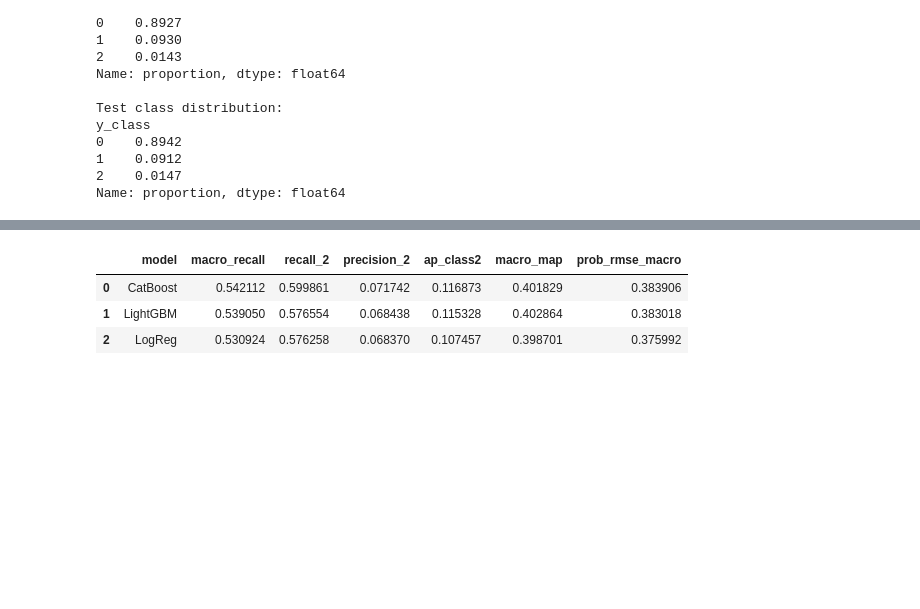
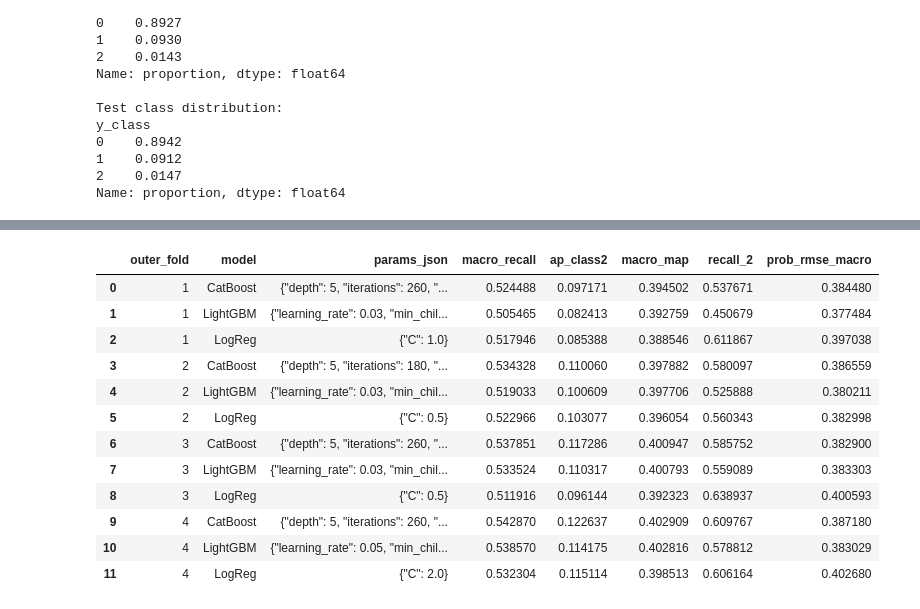
Before and after one commit to ope2001/toronto-prediction-collision, a Jupyter notebook: final_notebooks/13_stacking_3model_meta_comp.ipynb, the cells around one changed output, grey strips where cells are left out. Drawn from its saved outputs; the diff is of its cells as text; code cells hidden in the pictures; blank space fills up the shorter version.

```diff
--- a/final_notebooks/13_stacking_3model_meta_comp.ipynb
+++ b/final_notebooks/13_stacking_3model_meta_comp.ipynb
@@ -35,6 +39,9 @@ import numpy as np
 import pandas as pd
 import matplotlib.pyplot as plt
 import joblib
+
+from sklearn.base import clone
+from sklearn.model_selection import ParameterGrid
 
 from sklearn.metrics import (
     confusion_matrix,
@@ -81,6 +88,7 @@ OUT_META_COMPARE = MODEL_DIR / "stacking_3model_meta_compare.csv"
 OUT_DASHBOARD_FEATURES = MODEL_DIR / "stacking_3model_dashboard_features.csv"
 OUT_DASHBOARD_BUNDLE = MODEL_DIR / "stacking_3model_dashboard_bundle.pkl"
 OUT_MANIFEST = MODEL_DIR / "stacking_3model_manifest.json"
+OUT_BASE_TUNING = MODEL_DIR / "stacking_3model_base_tuning.csv"
 
 RANDOM_SEED = 42
 np.random.seed(RANDOM_SEED)
@@ -89,9 +97,10 @@ np.random.seed(RANDOM_SEED)
 TEST_START = pd.Timestamp("2025-07-01 00:00:00")
 
 # Time-series CV setup:
-# N_TIME_CHUNKS=4 -> 3 rolling validation folds on the development data.
-N_TIME_CHUNKS = 4
-MIN_TRAIN_CHUNKS = 1
+# We now use exact 4-fold rolling CV on development data, plus 4-fold
+# inner time-series grid search for each base learner within each outer fold.
+OUTER_N_SPLITS = 4
+INNER_N_SPLITS = 4
 
 # Lightweight model settings chosen to run on a MacBook Air more easily.
 THREADS = min(6, os.cpu_count() or 4)
@@ -460,13 +580,9 @@ Fold 3 -> train rows: 863628, val rows: 287876
 # %%
 
 # ------------------------------------------------------------
-# Base learner OOF training
+# Base learner OOF training with leakage-safe inner grid search
 # ------------------------------------------------------------
-base_model_builders = {
-    "CatBoost": build_cb_model,
-    "LightGBM": build_lgbm_pipe,
-    "LogReg": build_logreg_pipe,
-}
+base_model_names = ["CatBoost", "LightGBM", "LogReg"]
 
 n_dev = len(X_dev)
 n_classes = 3
@@ -474,7 +590,7 @@ n_classes = 3
 # OOF probability matrices: one per base learner.
 oof_proba = {
     name: np.full((n_dev, n_classes), np.nan, dtype=float)
-    for name in base_model_builders
+    for name in base_model_names
 }
 
 # Track which rows are covered by validation folds and which fold each row belongs to.
@@ -482,41 +598,70 @@ coverage = np.zeros(n_dev, dtype=bool)
 oof_fold_id = np.full(n_dev, -1, dtype=int)
 
 fold_rows = []
+tuning_rows = []
+outer_best_params = {}
 
 for fold_num, (tr_idx, va_idx) in enumerate(folds, start=1):
     X_tr = X_dev.iloc[tr_idx].copy()
     y_tr = y_dev.iloc[tr_idx].copy()
+    time_tr = time_dev.iloc[tr_idx].copy()
+
     X_va = X_dev.iloc[va_idx].copy()
     y_va = y_dev.iloc[va_idx].copy()
 
     coverage[va_idx] = True
     oof_fold_id[va_idx] = fold_num
 
-    print(f"\n===== Fold {fold_num} / {len(folds)} =====")
+    print(f"\n===== Outer fold {fold_num} / {len(folds)} =====")
     print("Train shape:", X_tr.shape, "| Val shape:", X_va.shape)
 
-    for model_name, builder in base_model_builders.items():
-        print(f"Training {model_name} on fold {fold_num}...")
+    outer_best_params[fold_num] = {}
 
-        if model_name == "CatBoost":
-            model = builder(y_tr)
-            # CatBoost accepts raw DataFrame columns and categorical column names.
-            model.fit(X_tr, y_tr, cat_features=cat_cols)
-            proba_va = model.predict_proba(X_va)
-        else:
-            model = builder()
-            model.fit(X_tr, y_tr)
-            proba_va = model.predict_proba(X_va)
+    for model_name in base_model_names:
+        print(f"Tuning {model_name} on outer fold {fold_num}...")
+        best_params, tuning_df = tune_base_model(
+            model_name=model_name,
+            X_train=X_tr,
+            y_train=y_tr,
+            time_train=time_tr,
+            n_splits=INNER_N_SPLITS,
+        )
+        outer_best_params[fold_num][model_name] = best_params
 
-        pred_va = np.asarray(proba_va).argmax(axis=1)
+        best_row = tuning_df.iloc[0].to_dict()
+        best_row["outer_fold"] = fold_num
+        best_row["selected_for_outer_fold"] = True
+        tuning_rows.append(best_row)
+
+        extra_rows = tuning_df.iloc[1:].copy()
+        if len(extra_rows):
+            extra_rows["outer_fold"] = fold_num
+            extra_rows["selected_for_outer_fold"] = False
+            tuning_rows.extend(extra_rows.to_dict("records"))
+
+        print(f"Best params for {model_name}, fold {fold_num}: {best_params}")
+        model, proba_va = fit_predict_base_model(model_name, best_params, X_tr, y_tr, X_va)
+
+        pred_va = proba_va.argmax(axis=1)
         oof_proba[model_name][va_idx] = proba_va
 
         row = eval_multiclass(y_va, pred_va, proba_va, name=model_name, split=f"fold_{fold_num}")
         row["fold"] = fold_num
+        row["best_params_json"] = json.dumps(best_params, sort_keys=True)
         fold_rows.append(row)
 
 fold_df = pd.DataFrame(fold_rows)
 display(fold_df)
+
+base_tuning_df = pd.DataFrame(tuning_rows)
+base_tuning_selected = (
+    base_tuning_df.loc[base_tuning_df["selected_for_outer_fold"]]
+    .reset_index(drop=True)
+)
+print("\nSelected tuning rows used in outer folds:")
+display(base_tuning_selected[[
+    "outer_fold", "model", "params_json", "macro_recall", "ap_class2", "macro_map", "recall_2", "prob_rmse_macro"
+]])
 
 # Compact CV summary for base learners.
 cv_summary = (
@@ -531,7 +676,7 @@ cv_summary = (
         ]
     ]
     .mean()
-    .sort_values(["macro_recall", "ap_class2", "prob_rmse_macro"], ascending=[False, False, True])
+    .sort_values(TUNING_SORT_COLUMNS, ascending=TUNING_SORT_ASC)
     .reset_index(drop=True)
 )
 display(cv_summary)
@@ -543,7 +688,7 @@ if len(covered_idx) == 0:
 # Build the meta-feature matrix: [model1_p0, model1_p1, model1_p2, model2_p0, ...]
 meta_parts = []
 meta_feature_names = []
-for model_name in base_model_builders:
+for model_name in base_model_names:
     meta_parts.append(oof_proba[model_name][covered_idx])
     meta_feature_names.extend([f"{model_name}_p0", f"{model_name}_p1", f"{model_name}_p2"])
 
@@ -584,4 +733,13 @@ Training LogReg on fold 3...
-|  | model | macro_recall | recall_2 | precision_2 | ap_class2 | macro_map | prob_rmse_macro |
-| 0 | CatBoost | 0.542112 | 0.599861 | 0.071742 | 0.116873 | 0.401829 | 0.383906 |
-| 1 | LightGBM | 0.539050 | 0.576554 | 0.068438 | 0.115328 | 0.402864 | 0.383018 |
-| 2 | LogReg | 0.530924 | 0.576258 | 0.068370 | 0.107457 | 0.398701 | 0.375992 |
+|  | outer_fold | model | params_json | macro_recall | ap_class2 | macro_map | recall_2 | prob_rmse_macro |
+| 0 | 1 | CatBoost | {"depth": 5, "iterations": 260, "... | 0.524488 | 0.097171 | 0.394502 | 0.537671 | 0.384480 |
+| 1 | 1 | LightGBM | {"learning_rate": 0.03, "min_chil... | 0.505465 | 0.082413 | 0.392759 | 0.450679 | 0.377484 |
+| 2 | 1 | LogReg | {"C": 1.0} | 0.517946 | 0.085388 | 0.388546 | 0.611867 | 0.397038 |
+| 3 | 2 | CatBoost | {"depth": 5, "iterations": 180, "... | 0.534328 | 0.110060 | 0.397882 | 0.580097 | 0.386559 |
+| 4 | 2 | LightGBM | {"learning_rate": 0.03, "min_chil... | 0.519033 | 0.100609 | 0.397706 | 0.525888 | 0.380211 |
+| 5 | 2 | LogReg | {"C": 0.5} | 0.522966 | 0.103077 | 0.396054 | 0.560343 | 0.382998 |
+| 6 | 3 | CatBoost | {"depth": 5, "iterations": 260, "... | 0.537851 | 0.117286 | 0.400947 | 0.585752 | 0.382900 |
+| 7 | 3 | LightGBM | {"learning_rate": 0.03, "min_chil... | 0.533524 | 0.110317 | 0.400793 | 0.559089 | 0.383303 |
+| 8 | 3 | LogReg | {"C": 0.5} | 0.511916 | 0.096144 | 0.392323 | 0.638937 | 0.400593 |
+| 9 | 4 | CatBoost | {"depth": 5, "iterations": 260, "... | 0.542870 | 0.122637 | 0.402909 | 0.609767 | 0.387180 |
+| 10 | 4 | LightGBM | {"learning_rate": 0.05, "min_chil... | 0.538570 | 0.114175 | 0.402816 | 0.578812 | 0.383029 |
+| 11 | 4 | LogReg | {"C": 2.0} | 0.532304 | 0.115114 | 0.398513 | 0.606164 | 0.402680 |
```
Also changed, not shown: parts of 5 cells of this notebook, 3 other files.
